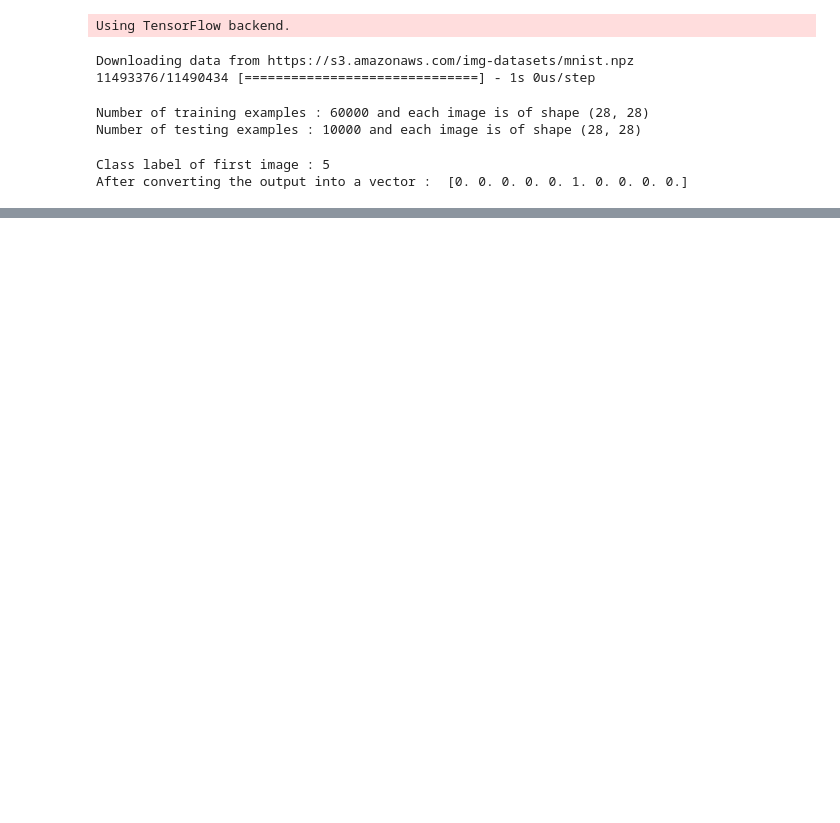
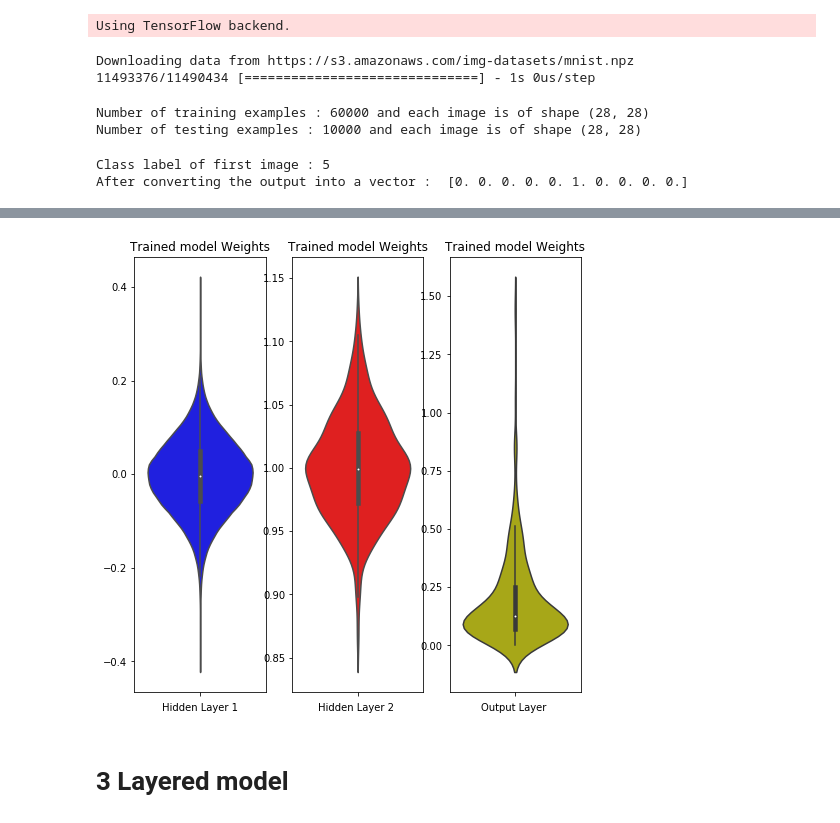
Before and after one commit to keshav1999/Keras_MNIST, a Jupyter notebook: Assignment_12.ipynb, the cells around one changed output, grey strips where cells are left out. Saved outputs shown, nothing was run; the diff lists cells and outputs as text; code cells hidden in the pictures; blank space fills up the shorter version.

```diff
--- a/Assignment_12.ipynb
+++ b/Assignment_12.ipynb
@@ -152,0 +241,28 @@ plt.show()
+# %%
+w_after = model.get_weights()
+
+h1_w = w_after[0].flatten().reshape(-1,1)
+h2_w = w_after[2].flatten().reshape(-1,1)
+out_w = w_after[4].flatten().reshape(-1,1)
+
+plt.figure(figsize=(8,8))
+plt.title("Weight matrices after model trained")
+plt.subplot(1, 3, 1)
+plt.title("Trained model Weights")
+ax = sns.violinplot(y=h1_w,color='b')
+plt.xlabel('Hidden Layer 1')
+
+plt.subplot(1, 3, 2)
+plt.title("Trained model Weights")
+ax = sns.violinplot(y=h2_w, color='r')
+plt.xlabel('Hidden Layer 2 ')
+
+plt.subplot(1, 3, 3)
+plt.title("Trained model Weights")
+ax = sns.violinplot(y=out_w,color='y')
+plt.xlabel('Output Layer ')
+plt.show()
+# %% [output]
+[figure, added]
+# %% [markdown]
+# **3 Layered model**
```
Also changed, not shown: parts of 26 cells of this notebook.
